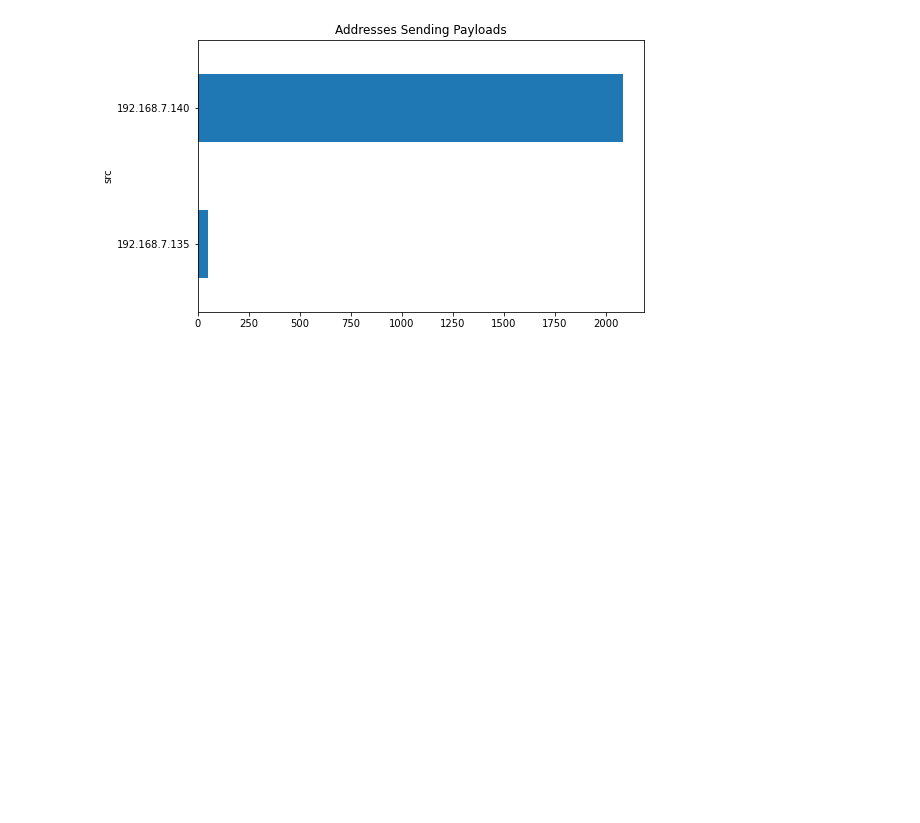
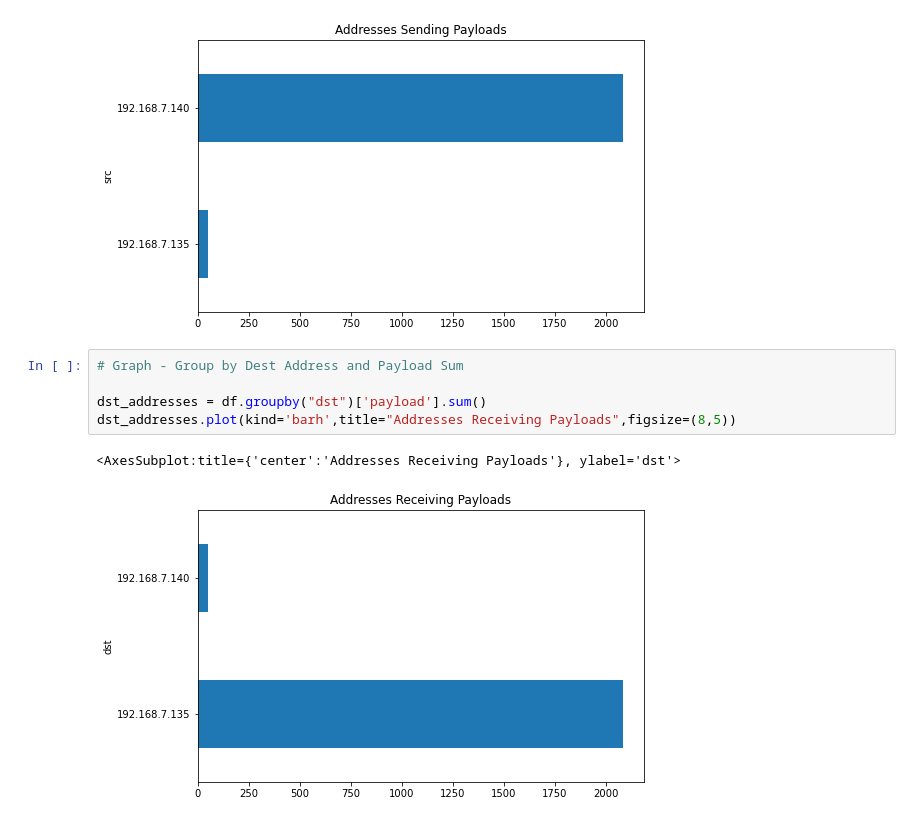
Before and after one commit to fulmetalpackets/protohacking, a Jupyter notebook: packet_analysis/packet_analysis.ipynb, the cells around one changed output. Saved outputs shown, nothing was run; the diff lists cells and outputs as text; blank space fills up the shorter version.

```diff
--- a/packet_analysis/packet_analysis.ipynb
+++ b/packet_analysis/packet_analysis.ipynb
@@ -53,6 +79,14 @@ source_addresses.plot(kind='barh',title="Addresses Sending Payloads",figsize=(8,
 # %% [output]
 <AxesSubplot:title={'center':'Addresses Sending Payloads'}, ylabel='src'>
 [figure]
+# %%
+# Graph - Group by Dest Address and Payload Sum
+
+dst_addresses = df.groupby("dst")['payload'].sum()
+dst_addresses.plot(kind='barh',title="Addresses Receiving Payloads",figsize=(8,5))
+# %% [output]
+<AxesSubplot:title={'center':'Addresses Receiving Payloads'}, ylabel='dst'>
+[figure, added]
 # %%
 # Graph - Group by Destination Port and Payload Sum
 
```
Also changed, not shown: parts of 8 cells of this notebook.
